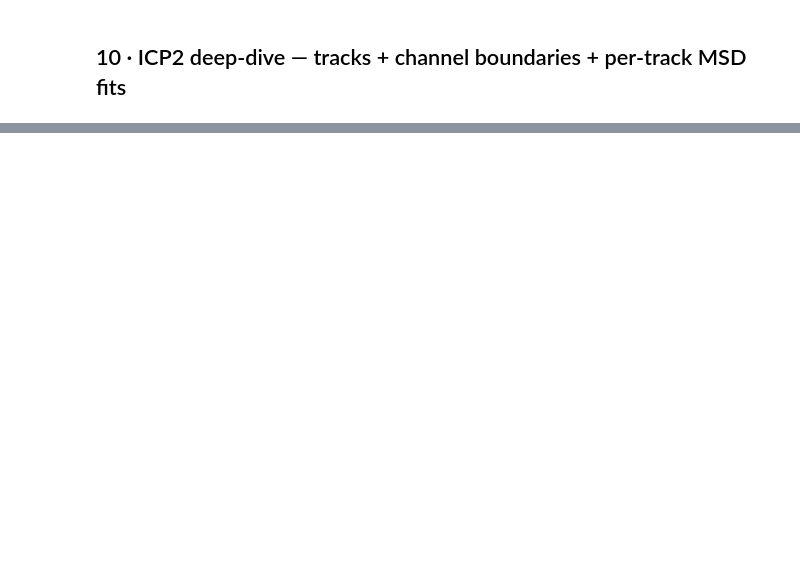
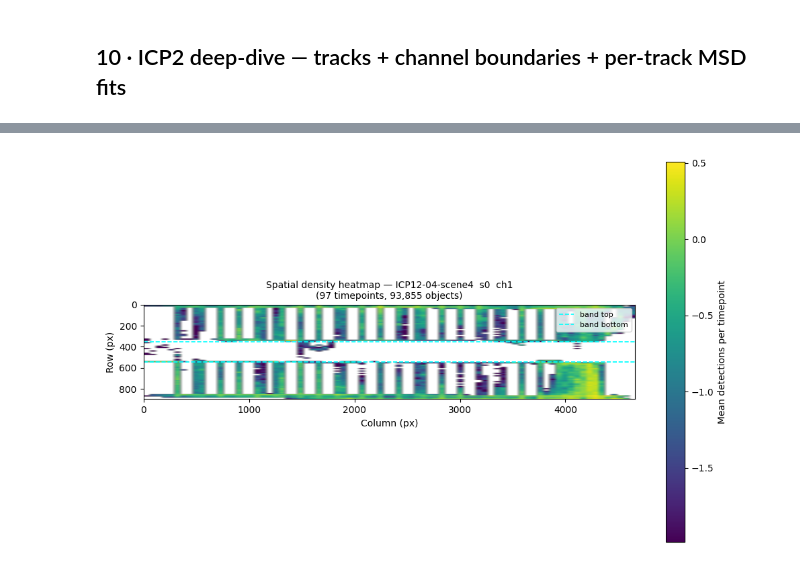
Before and after one commit to Cocopyth/chipanalysis, a Jupyter notebook: chipanalysis/notebooks/notebooks_image_analysis/chip_dynamics_results.ipynb, the cells around one changed output, grey strips where cells are left out. Cells and saved outputs as stored; diff of their text form; code cells hidden in the pictures; blank space fills up the shorter version.

```diff
--- a/chipanalysis/notebooks/notebooks_image_analysis/chip_dynamics_results.ipynb
+++ b/chipanalysis/notebooks/notebooks_image_analysis/chip_dynamics_results.ipynb
@@ -857,0 +59,15 @@ After R²≥0.7, α>0, D>0:  37 tracks
+# %%
+
+from chipanalysis.functions.chip_dynamics_analysis import (
+    load_results, add_tracks, fit_msd,
+    plot_tracks_on_video, plot_summary, plot_size_vs_distance,
+)
+
+# ── Parameters ────────────────────────────────────────────────────────────────
+EXPERIMENTS     = "ICP12"        # substring, list of substrings, or None (= all)
+VIZ_SCENE       = None          # None = all scenes; int = specific scene
+
+SEL_AREA_MIN_UM2
+# ── Load ──────────────────────────────────────────────────────────────────────
+df = load_results(RESULTS_DIR, experiments=EXPERIMENTS, scene=VIZ_SCENE,
+                  area_min_um2=SEL_AREA_MIN_UM2)
@@ -857,0 +76,72 @@ After R²≥0.7, α>0, D>0:  37 tracks
+# %%
+# ── Parameters ────────────────────────────────────────────────────────────────
+HEATMAP_EXPERIMENT = df["experiment"].unique()[0]   # pick one experiment
+HEATMAP_N_BINS     = 80        # spatial histogram bins (rows & cols)
+SHOW_ON_IMAGE      = False     # True → overlay on BF image (needs CZI access)
+
+# Optional: load BF reference image from the CZI for overlay
+# (fill in CZI_PATH, SCENE, CHANNEL_BF if SHOW_ON_IMAGE = True)
+CZI_PATH_HEATMAP  = None   # e.g. "/path/to/file.czi"
+SCENE_HEATMAP     = 1
+CHANNEL_BF_HEATMAP = 2
+
+# ── Build heatmap ─────────────────────────────────────────────────────────────
+sub = df[df["experiment"] == HEATMAP_EXPERIMENT]
+
+if sub.empty:
+    print("No data for selected experiment.")
+else:
+    row_vals = sub["centroid_row"].values
+    col_vals = sub["centroid_col"].values
+    n_tp     = sub["timepoint"].nunique()
+
+    # Auto-detect image bounds from data
+    row_max = int(np.ceil(row_vals.max())) + 1
+    col_max = int(np.ceil(col_vals.max())) + 1
+
+    H2d, row_edges, col_edges = np.histogram2d(
+        row_vals, col_vals,
+        bins=HEATMAP_N_BINS,
+        range=[[0, row_max], [0, col_max]],
+    )
+    H2d_norm = np.log10(H2d / n_tp)   # normalise by number of timepoints
+
+    # ── Plot ──────────────────────────────────────────────────────────────────
+    fig, ax = plt.subplots(figsize=(10, 6))
+
+    if SHOW_ON_IMAGE and CZI_PATH_HEATMAP is not None:
+        from chipanalysis.functions.chip_dynamics import load_czi, get_rotation_fn, get_rotated_frame
+        _czi, _px, _, _ = load_czi(CZI_PATH_HEATMAP)
+        _rfn, _ = get_rotation_fn(_czi, bf_channel=CHANNEL_BF_HEATMAP,
+                                  scene=SCENE_HEATMAP, px_um=_px)
+        _img, _ = get_rotated_frame(_czi, 0, CHANNEL_BF_HEATMAP, SCENE_HEATMAP, _rfn)
+        ax.imshow(_img, cmap="gray", origin="upper",
+                  extent=[0, col_max, row_max, 0], zorder=0)
+        cmap_heat = "hot"
+        alpha_heat = 0.65
+    else:
+        cmap_heat = "viridis"
+        alpha_heat = 1.0
+
+    extent = [col_edges[0], col_edges[-1], row_edges[-1], row_edges[0]]
+    im = ax.imshow(H2d_norm, origin="upper", extent=extent,
+                   cmap=cmap_heat, alpha=alpha_heat, zorder=1)
+    plt.colorbar(im, ax=ax, label="Mean detections per timepoint")
+
+    # Band boundaries from first row of this experiment
+    row0 = sub.iloc[0]
+    if "band_top_px" in row0.index:
+        ax.axhline(row0["band_top_px"],    color="cyan", lw=1.2, ls="--", label="band top")
+        ax.axhline(row0["band_bottom_px"], color="cyan", lw=1.2, ls="--", label="band bottom")
+        ax.legend(fontsize=8)
+
+    ax.set_xlabel("Column (px)")
+    ax.set_ylabel("Row (px)")
+    ax.set_title(
+        f"Spatial density heatmap — {HEATMAP_EXPERIMENT}\n"
+        f"({n_tp} timepoints, {len(sub):,} objects)",
+        fontsize=10,
+    )
+    plt.tight_layout(); plt.show()
+# %% [output]
+[figure, added]
```
Also changed, not shown: parts of 23 cells of this notebook, 3 other files.
